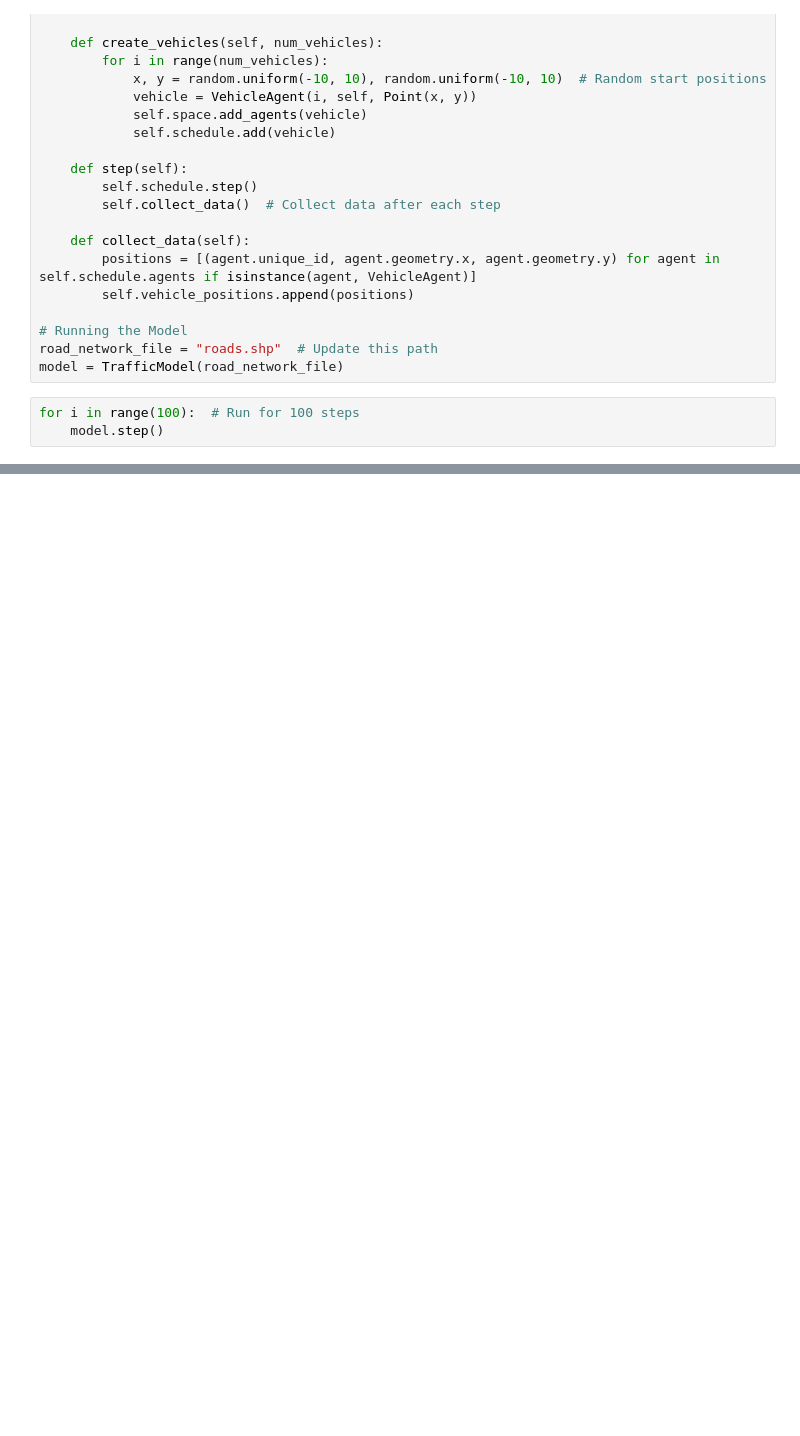
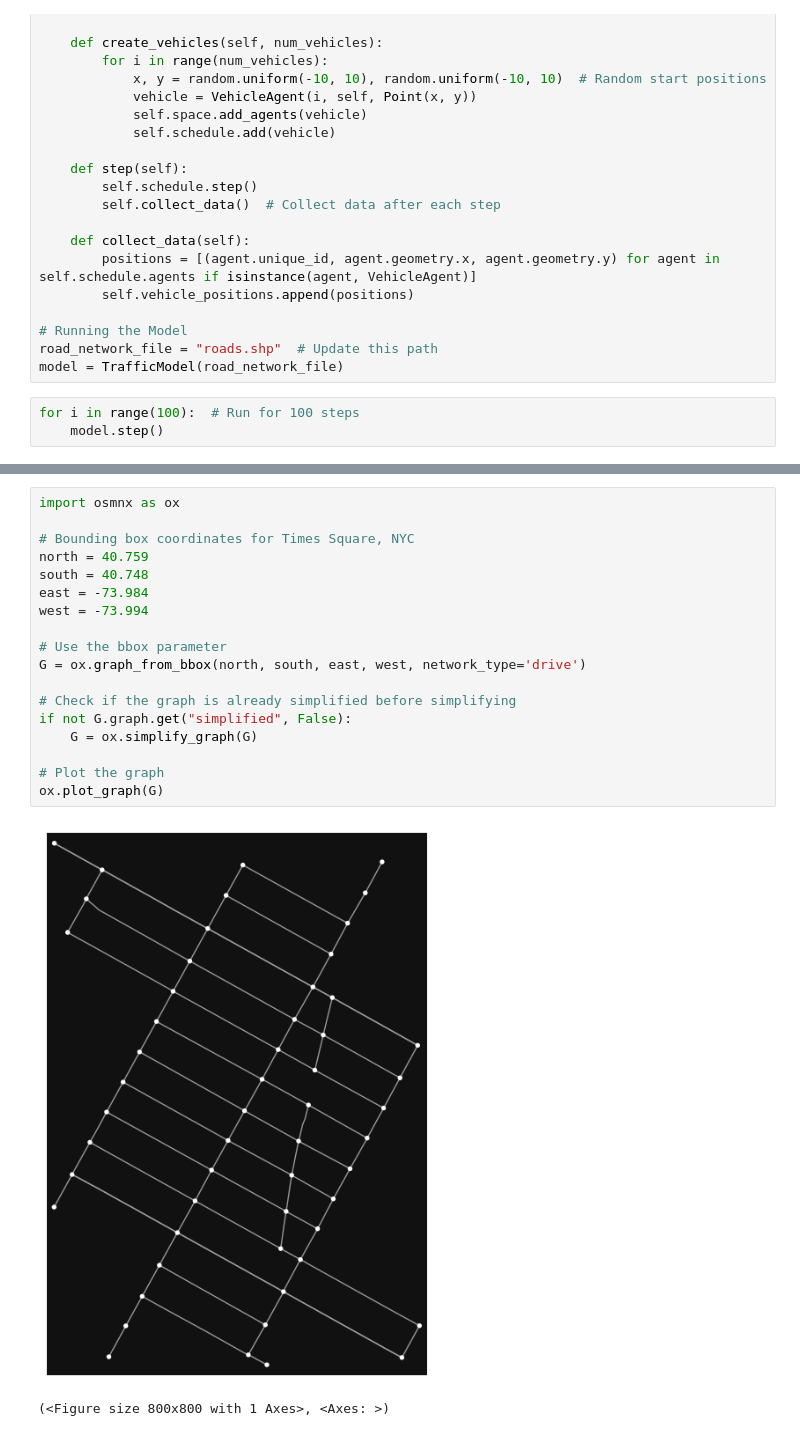
Before and after one commit to projectmesa/mesa-examples, a Jupyter notebook: gis/ Urban Traffic Simulation with GIS Data/ Urban Traffic Simulation with GIS Data.ipynb, the cells around one changed output, grey strips where cells are left out. Drawn from its saved outputs; the diff is of its cells as text; blank space fills up the shorter version.

```diff
--- a/gis/ Urban Traffic Simulation with GIS Data/ Urban Traffic Simulation with GIS Data.ipynb
+++ b/gis/ Urban Traffic Simulation with GIS Data/ Urban Traffic Simulation with GIS Data.ipynb
@@ -95,0 +93,21 @@ plot_vehicles(model)
+# %%
+import osmnx as ox
+
+# Bounding box coordinates for Times Square, NYC
+north = 40.759
+south = 40.748
+east = -73.984
+west = -73.994
+
+# Use the bbox parameter
+G = ox.graph_from_bbox(north, south, east, west, network_type='drive')
+
+# Check if the graph is already simplified before simplifying
+if not G.graph.get("simplified", False):
+    G = ox.simplify_graph(G)
+
+# Plot the graph
+ox.plot_graph(G)
+# %% [output]
+[figure, added]
+(<Figure size 800x800 with 1 Axes>, <Axes: >)
```
Also changed, not shown: parts of 5 cells of this notebook, 6 other files.
